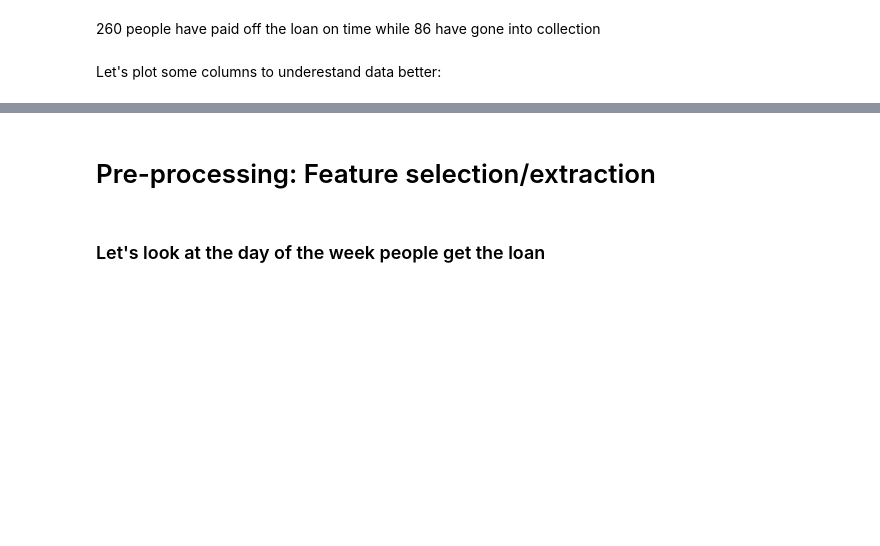
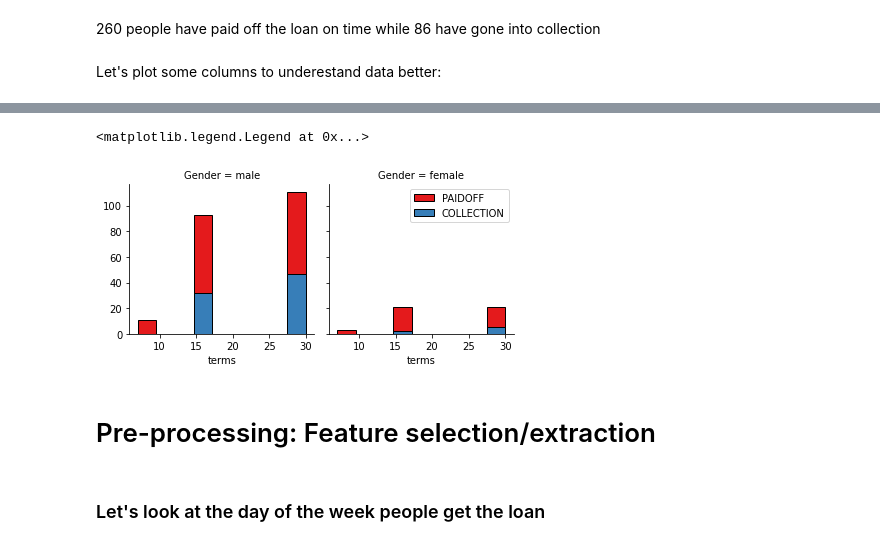
Before and after one commit to mk-armah/ibm-ai-engineering, a Jupyter notebook: IBM Machine Learning final project.ipynb, the cells around one changed output, grey strips where cells are left out. Saved outputs shown, nothing was run; the diff lists cells and outputs as text; code cells hidden in the pictures; blank space fills up the shorter version.

```diff
--- a/IBM Machine Learning final project.ipynb
+++ b/IBM Machine Learning final project.ipynb
@@ -84,3 +138,12 @@ plt.show()
+# %%
+df.head()
+bins = np.linspace(df['terms'].min(),df['terms'].max(),10)
+g = sns.FacetGrid(df,col = 'Gender',hue = 'loan_status',palette ='Set1')
+g.map(plt.hist,'terms',bins = bins,ec = 'k')
+plt.legend()
+# %% [output]
+<matplotlib.legend.Legend at 0x...>
+[figure, added]
 # %% [markdown]
 # Pre-processing:  Feature selection/extraction
 # %% [markdown]
```
Also changed, not shown: parts of 85 cells of this notebook.
